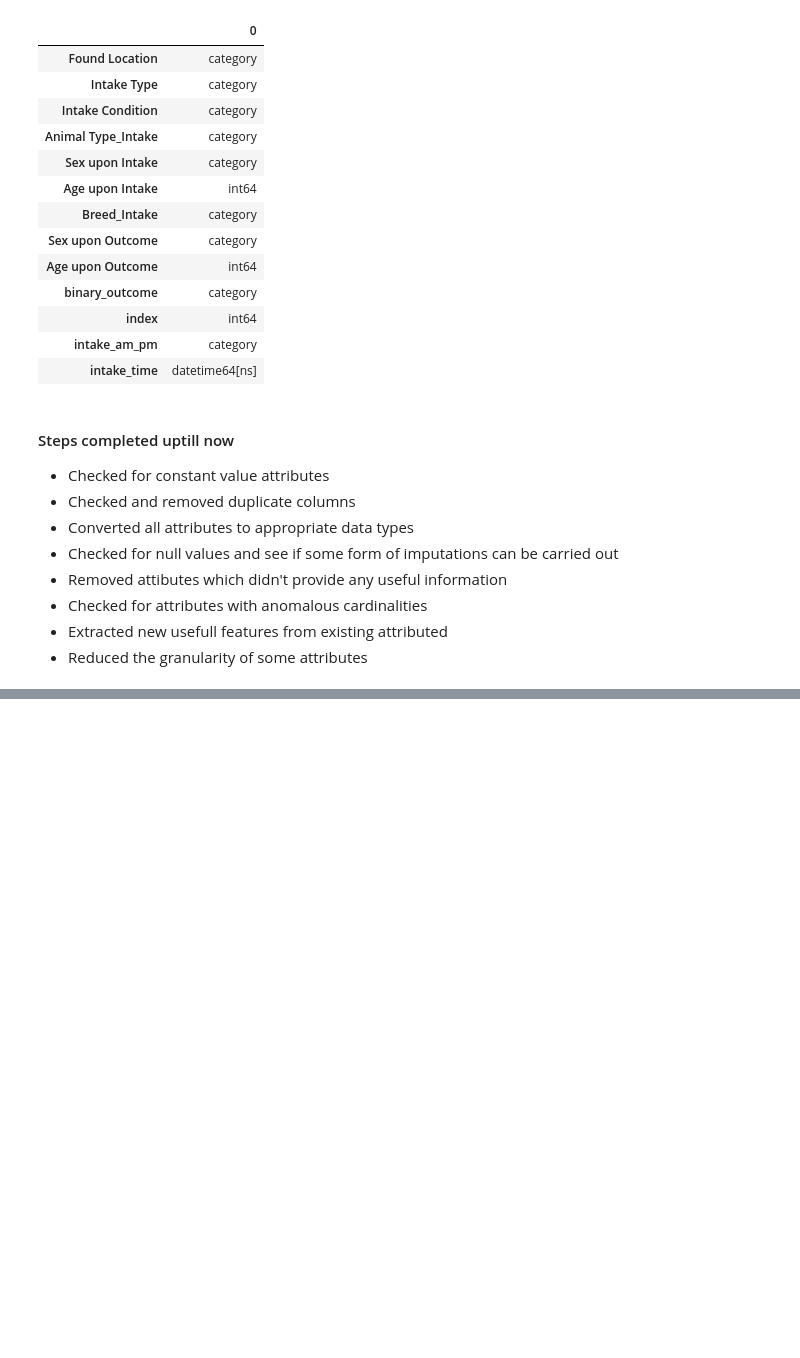
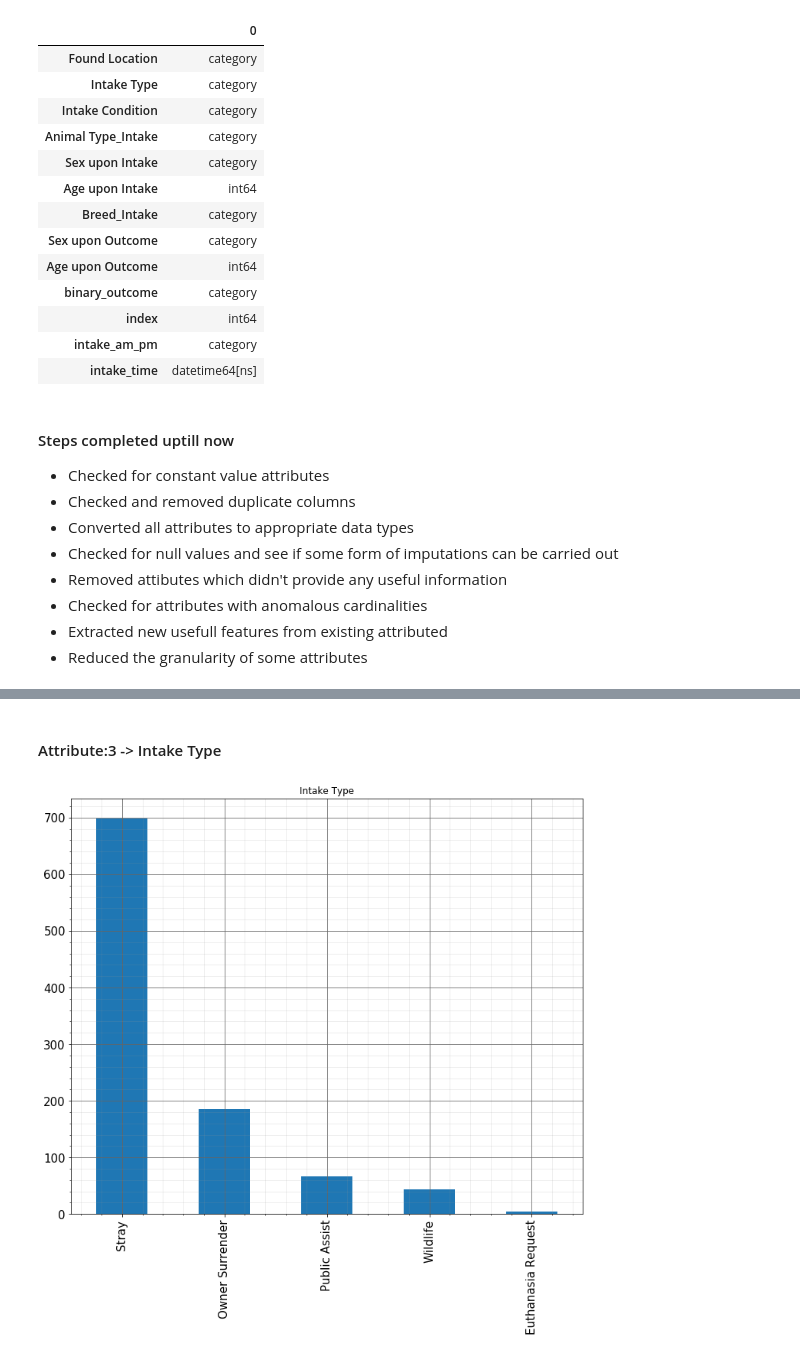
Before and after one commit to sachsom95/Animal-shelter-data-Exploratory-Analysis, a Jupyter notebook: Animal_shelter_data_analysis.ipynb, the cells around one changed output, grey strips where cells are left out. Saved outputs shown, nothing was run; the diff lists cells and outputs as text; code cells hidden in the pictures; blank space fills up the shorter version.

```diff
--- a/Animal_shelter_data_analysis.ipynb
+++ b/Animal_shelter_data_analysis.ipynb
@@ -634,0 +718,9 @@ which month most intake?
+# %% [markdown]
+<h4>Attribute:3 -> Intake Type </h4>
+# %%
+f = df['Intake Type'].value_counts().plot(kind='bar', figsize=(12,10),title="Intake Type",fontsize=15)
+plt.grid(b=True, which='major', color='#666666', linestyle='-')
+plt.minorticks_on()
+plt.grid(b=True, which='minor', color='#999999', linestyle='-', alpha=0.2)
+# %% [output]
+[figure, added]
```
Also changed, not shown: parts of 37 cells of this notebook.
